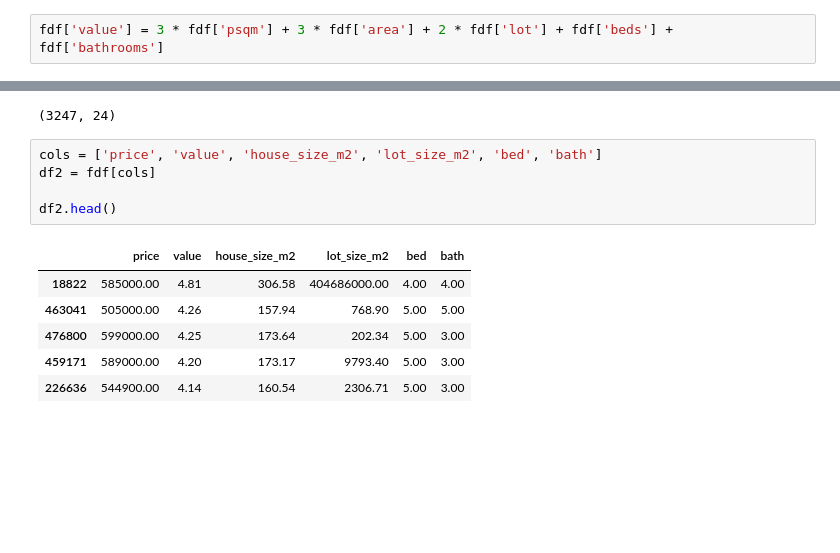
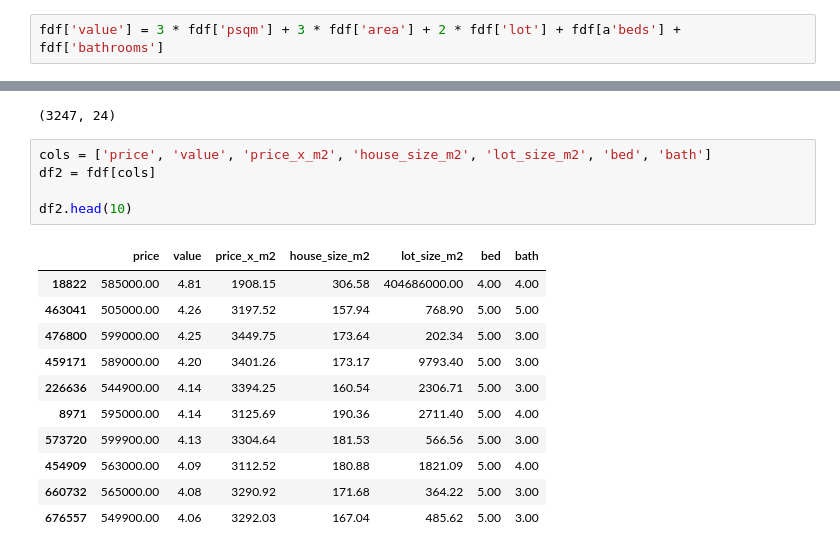
Before and after one commit to pythonpanama/pylearn-data-101, a Jupyter notebook: notebooks/PyLearn_Data_Course.ipynb, the cells around one changed output, grey strips where cells are left out. Cells and saved outputs as stored; diff of their text form; blank space fills up the shorter version.

```diff
--- a/notebooks/PyLearn_Data_Course.ipynb
+++ b/notebooks/PyLearn_Data_Course.ipynb
@@ -745,5 +752,5 @@ fdf['bathrooms'] =  (fdf['bath'] - fdf['bath'].min())/(fdf['bath'].max() - fdf['
 # %%
-fdf['value'] = 3 * fdf['psqm'] + 3 * fdf['area'] + 2 * fdf['lot'] + fdf['beds'] +  fdf['bathrooms']
+fdf['value'] = 3 * fdf['psqm'] + 3 * fdf['area'] + 2 * fdf['lot'] + fdf[a'beds'] +  fdf['bathrooms']
 # %%
 fdf['value'] = 3 * fdf['psqm'] + 3 * fdf['area'] + 2 * fdf['lot'] + fdf['beds'] +  fdf['bathrooms']
 # %%
@@ -798,14 +805,19 @@ fdf.shape
 # %% [output]
 (3247, 24)
 # %%
-cols = ['price', 'value', 'house_size_m2', 'lot_size_m2', 'bed', 'bath']
+cols = ['price', 'value', 'price_x_m2', 'house_size_m2', 'lot_size_m2', 'bed', 'bath']
 df2 = fdf[cols]
 
-df2.head()
+df2.head(10)
 # %% [output]
-|  | price | value | house_size_m2 | lot_size_m2 | bed | bath |
-| 18822 | 585000.00 | 4.81 | 306.58 | 404686000.00 | 4.00 | 4.00 |
-| 463041 | 505000.00 | 4.26 | 157.94 | 768.90 | 5.00 | 5.00 |
-| 476800 | 599000.00 | 4.25 | 173.64 | 202.34 | 5.00 | 3.00 |
-| 459171 | 589000.00 | 4.20 | 173.17 | 9793.40 | 5.00 | 3.00 |
-| 226636 | 544900.00 | 4.14 | 160.54 | 2306.71 | 5.00 | 3.00 |
+|  | price | value | price_x_m2 | house_size_m2 | lot_size_m2 | bed | bath |
+| 18822 | 585000.00 | 4.81 | 1908.15 | 306.58 | 404686000.00 | 4.00 | 4.00 |
+| 463041 | 505000.00 | 4.26 | 3197.52 | 157.94 | 768.90 | 5.00 | 5.00 |
+| 476800 | 599000.00 | 4.25 | 3449.75 | 173.64 | 202.34 | 5.00 | 3.00 |
+| 459171 | 589000.00 | 4.20 | 3401.26 | 173.17 | 9793.40 | 5.00 | 3.00 |
+| 226636 | 544900.00 | 4.14 | 3394.25 | 160.54 | 2306.71 | 5.00 | 3.00 |
+| 8971 | 595000.00 | 4.14 | 3125.69 | 190.36 | 2711.40 | 5.00 | 4.00 |
+| 573720 | 599900.00 | 4.13 | 3304.64 | 181.53 | 566.56 | 5.00 | 3.00 |
+| 454909 | 563000.00 | 4.09 | 3112.52 | 180.88 | 1821.09 | 5.00 | 4.00 |
+| 660732 | 565000.00 | 4.08 | 3290.92 | 171.68 | 364.22 | 5.00 | 3.00 |
+| 676557 | 549900.00 | 4.06 | 3292.03 | 167.04 | 485.62 | 5.00 | 3.00 |
```
Also changed, not shown: parts of 1 cell of this notebook.
